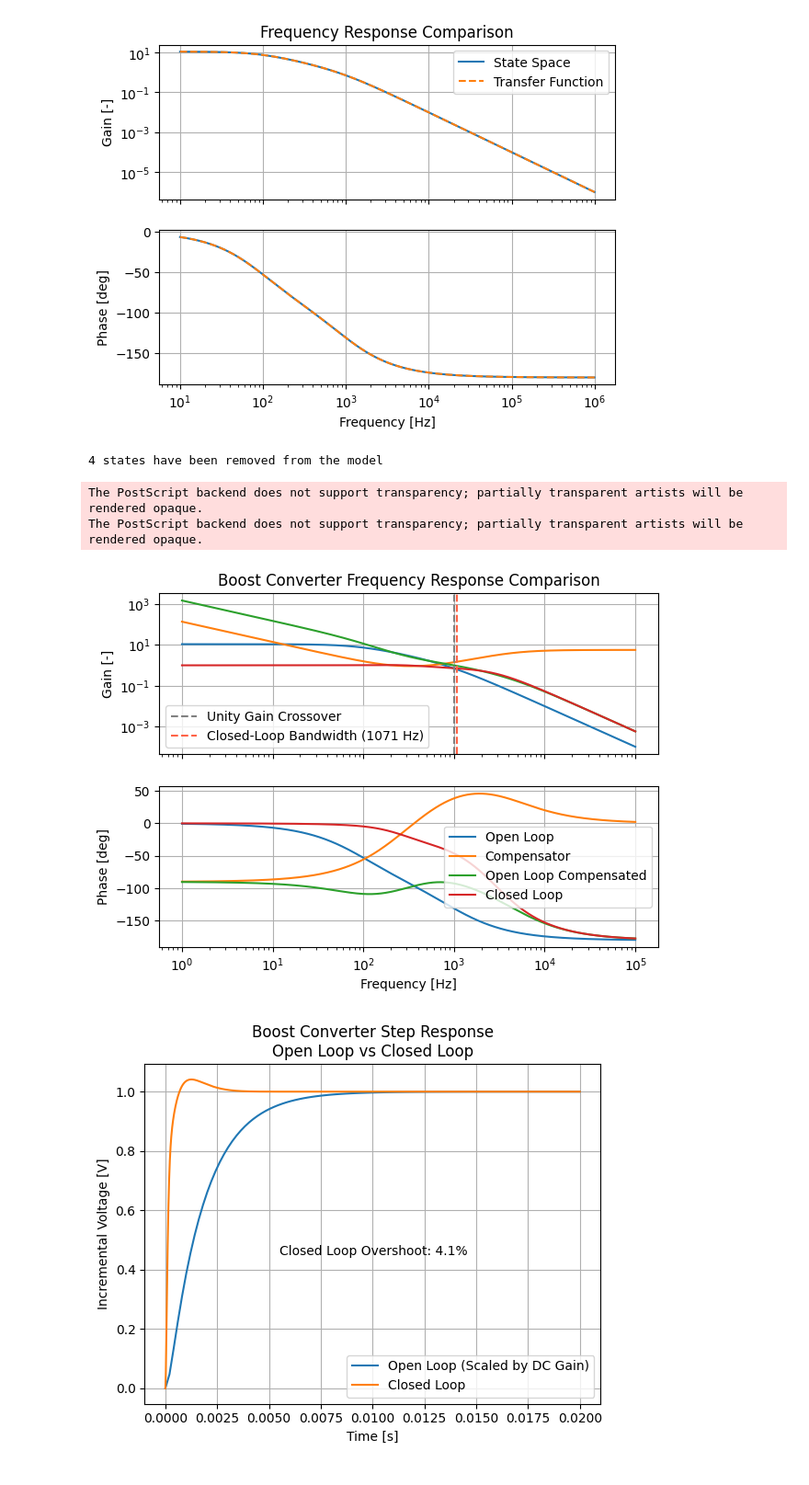
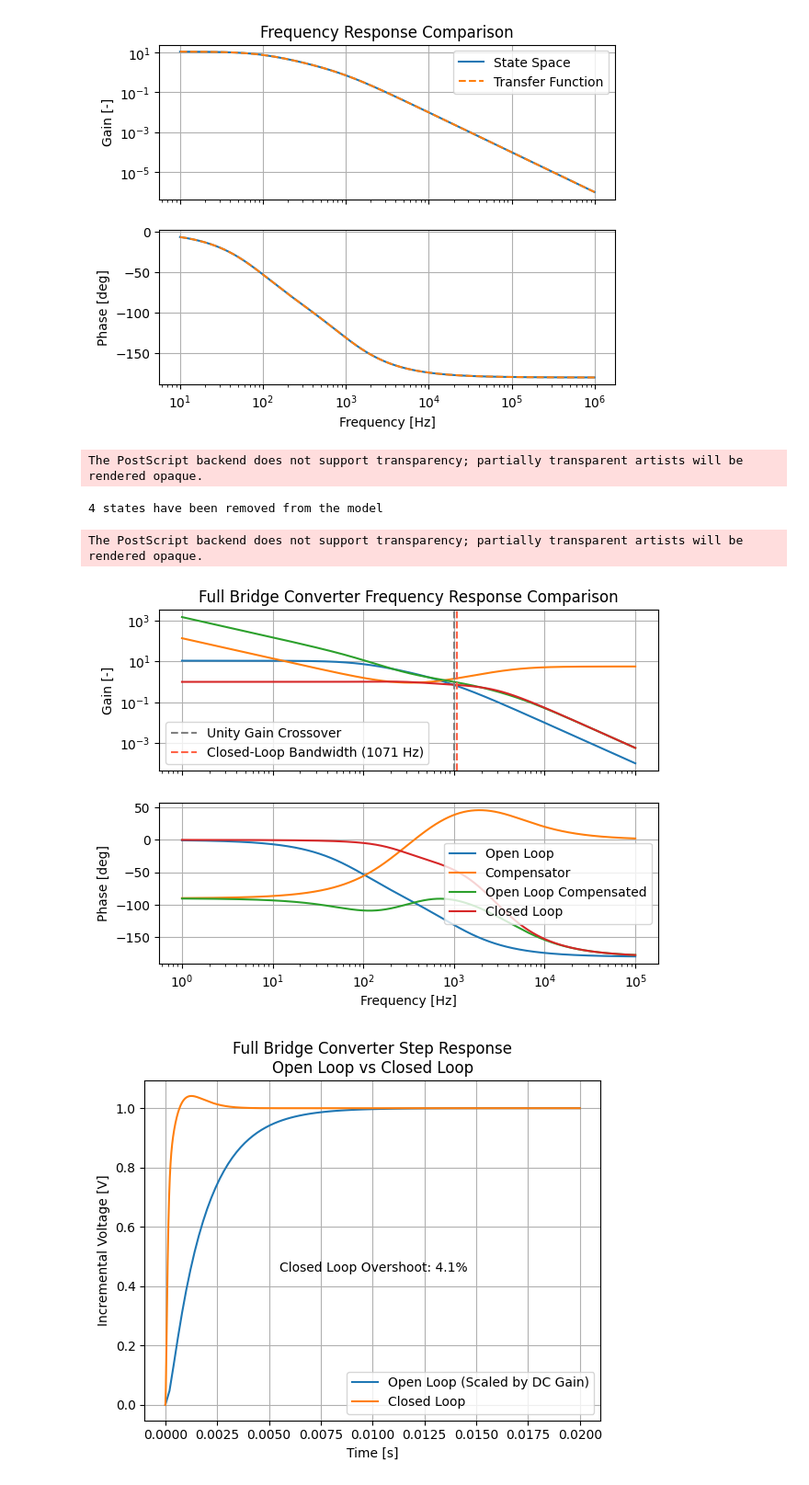
Before and after one commit to shelbyaquiring/EECE550, a Jupyter notebook: HW2_Q8_bridge.ipynb, the cells around one changed output. Shown at 92% size. Cells and saved outputs as stored; diff of their text form; code cells hidden in the pictures.

Commit message:
Fixed minor plot title errors

```diff
--- a/HW2_Q8_bridge.ipynb
+++ b/HW2_Q8_bridge.ipynb
@@ -233,43 +235,43 @@ ax[0].axvline(wc / (2*np.pi), color='0.5', linestyle='--', label='Unity Gain Cro
 ax[0].axvline(bdw / (2*np.pi), color='tomato', linestyle='--', label=f'Closed-Loop Bandwidth ({bdw/ (2*np.pi):.0f} Hz)')
 ax[0].grid('enable')
 ax[0].legend()
-ax[0].set_title('Boost Converter Frequency Response Comparison')
+ax[0].set_title('Full Bridge Converter Frequency Response Comparison')
 ax[0].set_ylabel('Gain [-]')
 ax[1].semilogx(fvec, np.unwrap(pol) * 180 / np.pi, label='Open Loop')
 ax[1].semilogx(fvec, np.unwrap(pc) * 180 / np.pi, label='Compensator')
 ax[1].semilogx(fvec, np.unwrap(polc) * 180 / np.pi, label='Open Loop Compensated')
 ax[1].semilogx(fvec, np.unwrap(pcl) * 180 / np.pi, label='Closed Loop')
 ax[1].grid('enable')
 ax[1].legend()
 ax[1].set_xlabel('Frequency [Hz]')
 ax[1].set_ylabel('Phase [deg]')
 
 # Save the figure
 plt.savefig(f'figs/bridge_controller.eps', format='eps')
 
 # Plot the step response
 fig, ax = plt.subplots()
 yol, tol = ctrm.step(H, 0.02)
 ycl, tcl = ctrm.step(Gcl, 0.02)
 # ycla, tcla = ctrm.step(Gcla, 0.05)
 ax.plot(tol, yol / ctrm.dcgain(H), label='Open Loop (Scaled by DC Gain)')
 ax.plot(tcl, ycl, label='Closed Loop ')
 # ax.plot(tcla, ycla, label='Closed Loop Alt')
 ax.text(0.0055, 0.45, f'Closed Loop Overshoot: {100*(np.max(ycl) - 1):.1f}%')
 ax.grid('enable')
 ax.legend()
 ax.set_xlabel('Time [s]')
 ax.set_ylabel('Incremental Voltage [V]')
-ax.set_title('Boost Converter Step Response\nOpen Loop vs Closed Loop')
+ax.set_title('Full Bridge Converter Step Response\nOpen Loop vs Closed Loop')
 
 # Save the figure
 plt.savefig(f'figs/bridge_steptest.eps', format='eps')
 # %% [output]
-4 states have been removed from the model
+The PostScript backend does not support transparency; partially transparent artists will be rendered opaque.
-The PostScript backend does not support transparency; partially transparent artists will be rendered opaque.
-The PostScript backend does not support transparency; partially transparent artists will be rendered opaque.
+4 states have been removed from the model
+The PostScript backend does not support transparency; partially transparent artists will be rendered opaque.
-[figure, old version]
+[figure, new version]
-[figure, old version]
+[figure, new version]
 # %%
 # Resistive step responses
 
```
Also changed, not shown: parts of 2 cells of this notebook, 3 other files.
